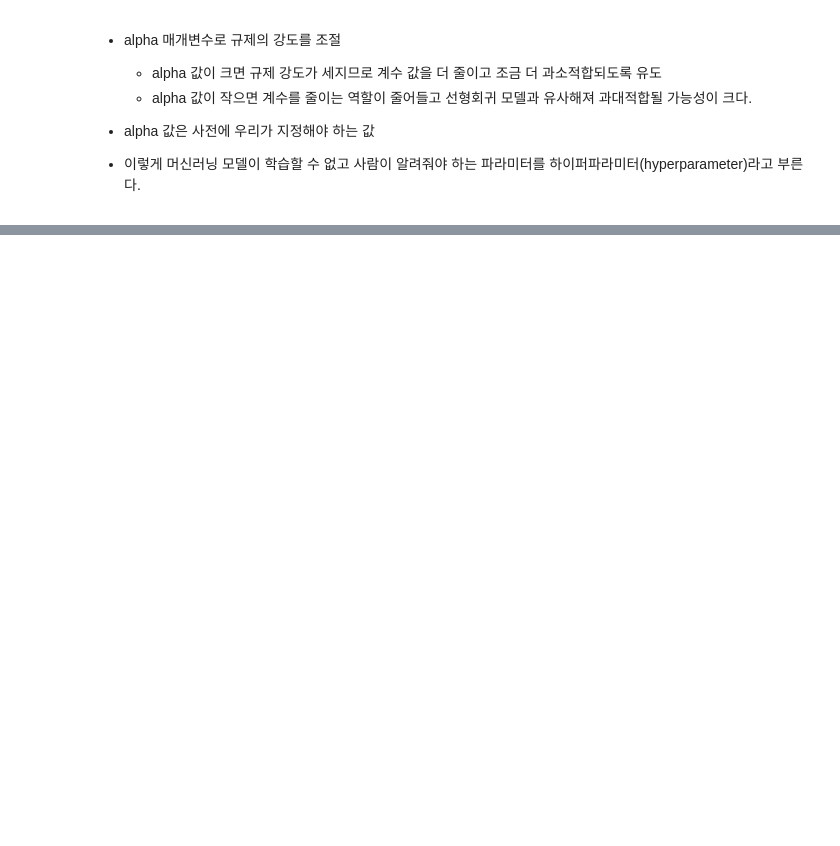
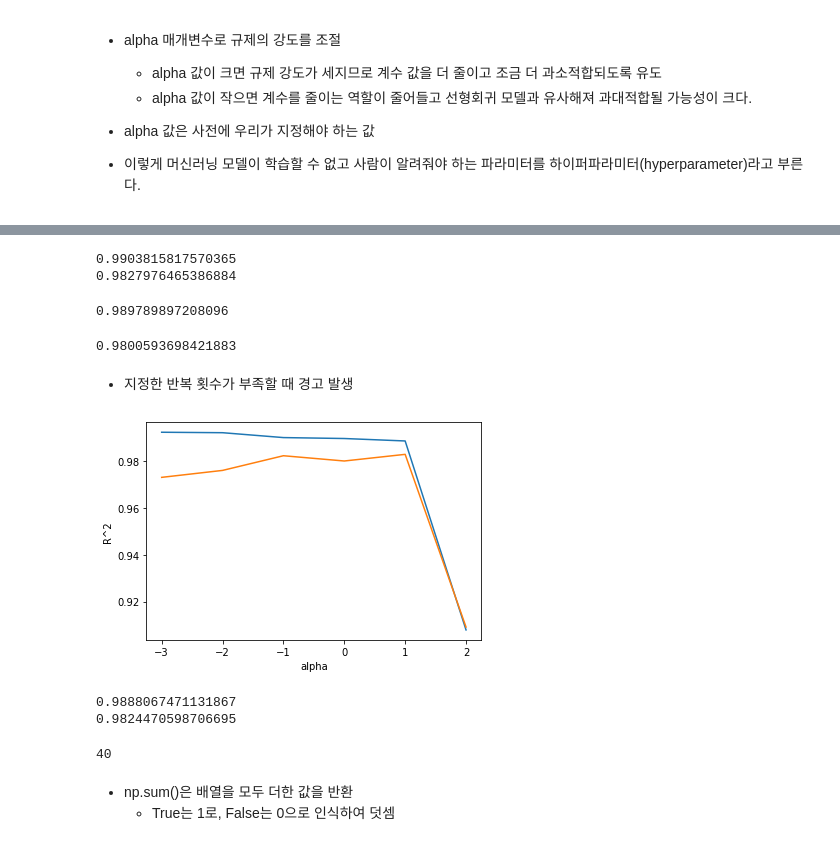
Before and after one commit to Jung-jieun/Machine-Learning, a Jupyter notebook: Regression.ipynb, the cells around one changed output, grey strips where cells are left out. Drawn from its saved outputs; the diff is of its cells as text; code cells hidden in the pictures; blank space fills up the shorter version.

```diff
--- a/Regression.ipynb
+++ b/Regression.ipynb
@@ -375,0 +389,59 @@ SyntaxError: invalid syntax (Temp/ipykernel_6304/1635001939.py, line 1)
+# %%
+ridge = Ridge(alpha=0.1)
+ridge.fit(train_scaled, train_target)
+print(ridge.score(train_scaled, train_target))
+print(ridge.score(test_scaled, test_target))
+# %% [output]
+0.9903815817570365
+0.9827976465386884
+# %%
+from sklearn.linear_model import Lasso
+lasso = Lasso()
+lasso.fit(train_scaled, train_target)
+print(lasso.score(train_scaled, train_target))
+# %% [output]
+0.989789897208096
+# %%
+print(lasso.score(test_scaled, test_target))
+# %% [output]
+0.9800593698421883
+# %%
+train_score = []
+test_score = []
+alpha_list = [0.001, 0.01, 0.1, 1, 10, 100]
+for alpha in alpha_list:
+
+    # 릿지 모델 만들기
+    lasso = Lasso(alpha=alpha, max_iter=10000)
+
+    #릿지 모델 훈련
+    lasso.fit(train_scaled, train_target)
+
+    #훈련 점수와 테스트 점수 저장
+    train_score.append(lasso.score(train_scaled, train_target))
+    test_score.append(lasso.score(test_scaled, test_target))
+# %% [markdown]
+- 지정한 반복 횟수가 부족할 때 경고 발생
+# %%
+plt.plot(np.log10(alpha_list), train_score) # 위
+plt.plot(np.log10(alpha_list), test_score) # 아래
+plt.xlabel('alpha')
+plt.ylabel('R^2')
+plt.show() # alpha는 10일 때 최적
+# %% [output]
+[figure, added]
+# %%
+lasso = Lasso(alpha=10)
+lasso.fit(train_scaled, train_target)
+print(lasso.score(train_scaled, train_target))
+print(lasso.score(test_scaled, test_target))
+# %% [output]
+0.9888067471131867
+0.9824470598706695
+# %%
+print(np.sum(lasso.coef_==0)) # 55개 중 라쏘 모델이 사용한 특성은 15개
+# %% [output]
+40
+# %% [markdown]
+- np.sum()은 배열을 모두 더한 값을 반환
+    - True는 1로, False는 0으로 인식하여 덧셈
```
Also changed, not shown: parts of 13 cells of this notebook.
